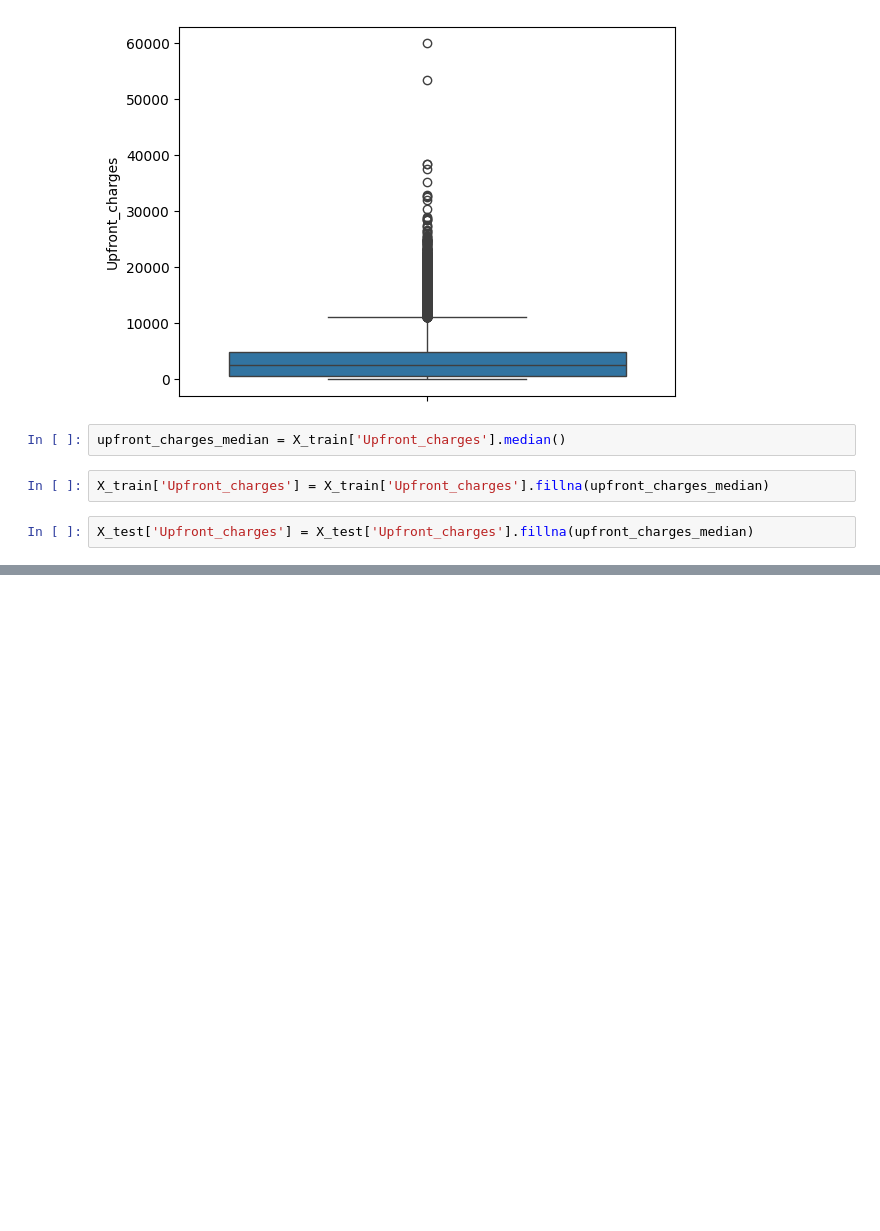
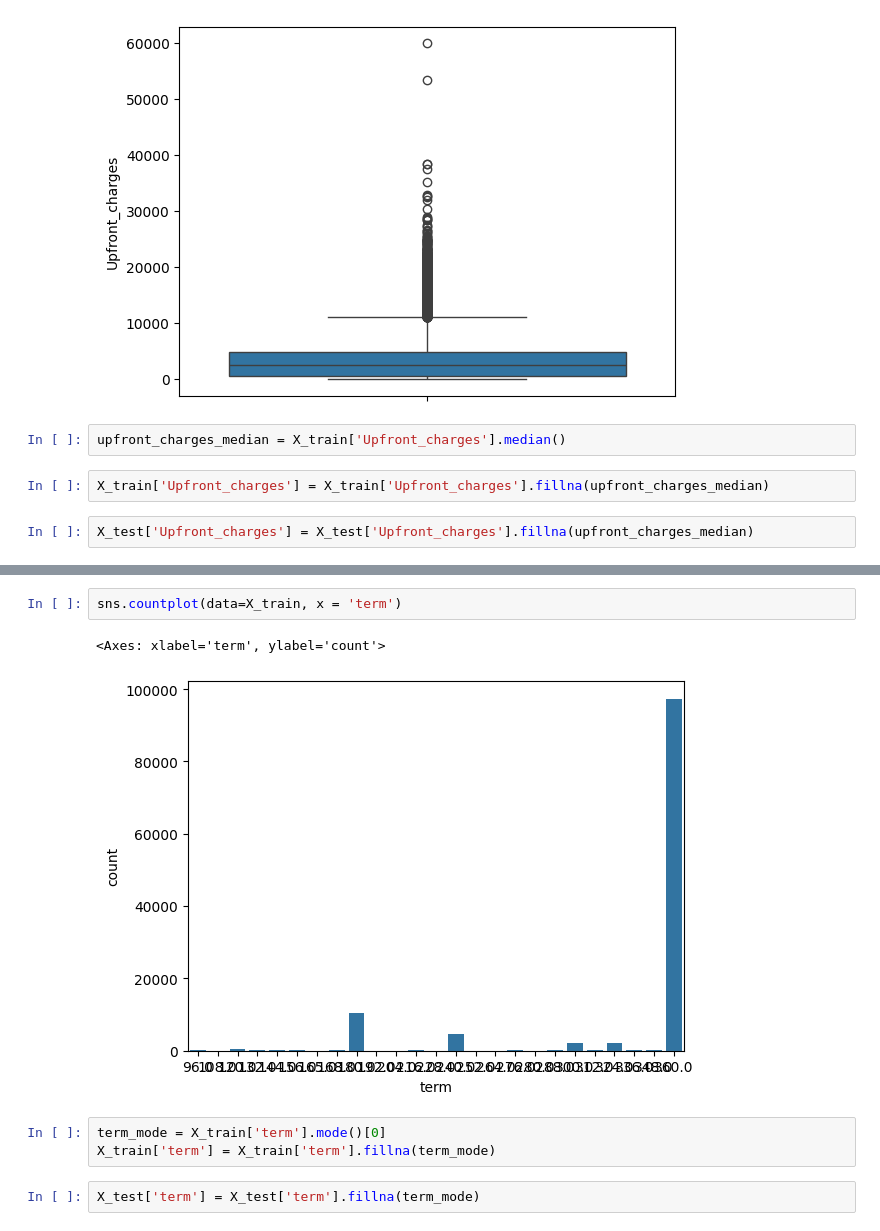
Before and after one commit to YASH280626/loan-default-prediction, a Jupyter notebook: analysis.ipynb, the cells around one changed output, grey strips where cells are left out. Saved outputs shown, nothing was run; the diff lists cells and outputs as text; blank space fills up the shorter version.

```diff
--- a/analysis.ipynb
+++ b/analysis.ipynb
@@ -1119,0 +1161,10 @@ X_test['Upfront_charges'] = X_test['Upfront_charges'].fillna(upfront_charges_med
+# %%
+sns.countplot(data=X_train, x = 'term')
+# %% [output]
+<Axes: xlabel='term', ylabel='count'>
+[figure, added]
+# %%
+term_mode = X_train['term'].mode()[0]
+X_train['term'] = X_train['term'].fillna(term_mode)
+# %%
+X_test['term'] = X_test['term'].fillna(term_mode)
```
Also changed, not shown: parts of 4 cells of this notebook.
